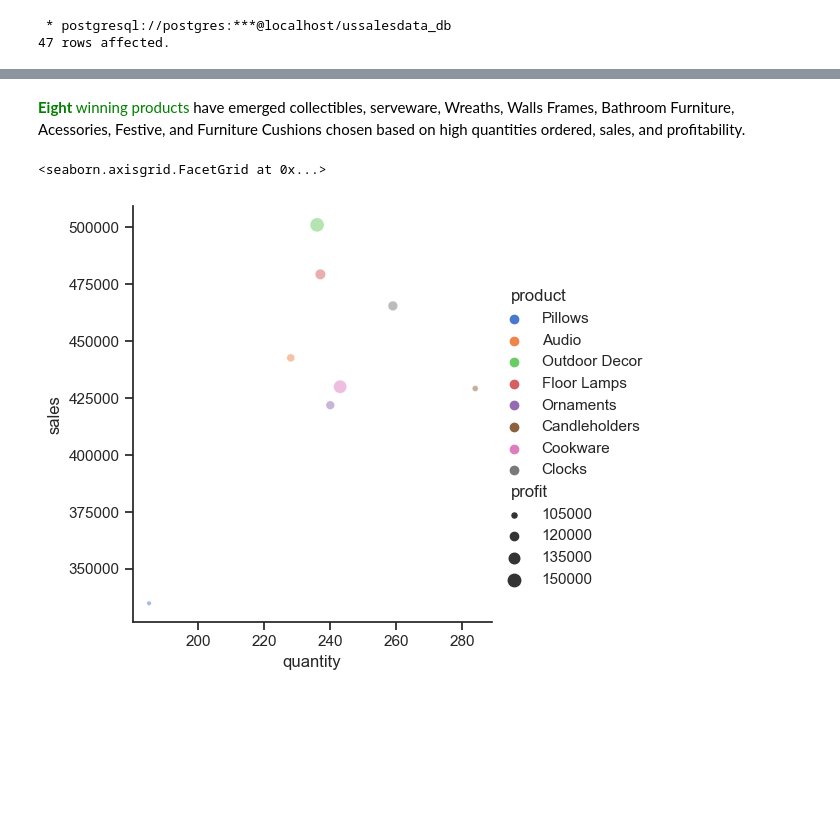
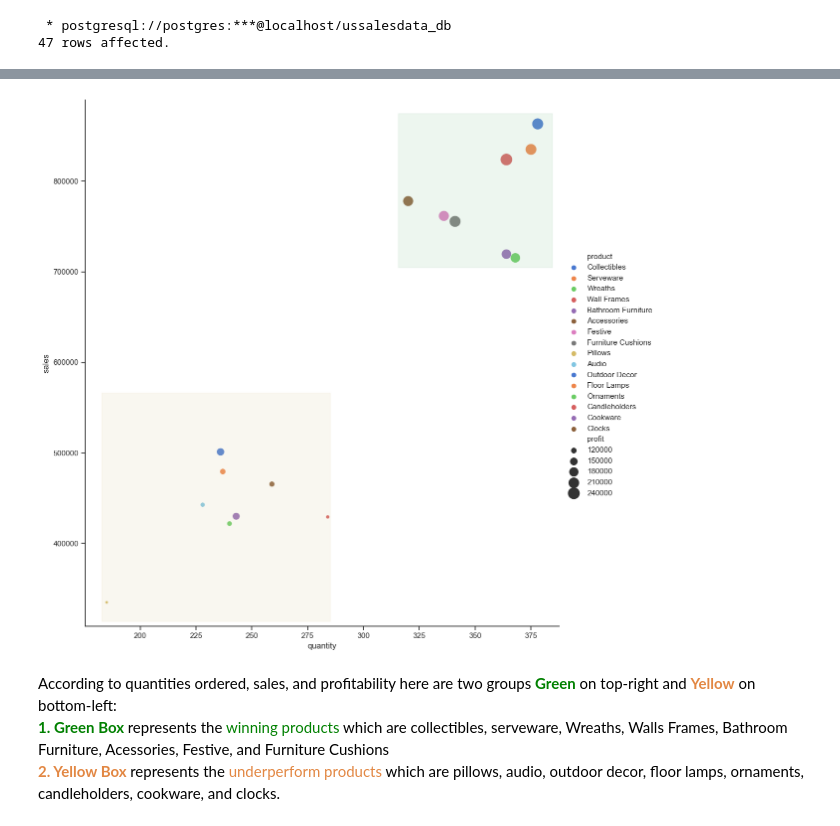
Before and after one commit to jeeenss/Data-Analysis-with-SQL, a Jupyter notebook: US_Sales_Performance_Analysis.ipynb, the cells around one changed output, grey strips where cells are left out. Drawn from its saved outputs; the diff is of its cells as text; code cells hidden in the pictures; blank space fills up the shorter version.

Commit message:
adding the group of two best and underperform products

```diff
--- a/US_Sales_Performance_Analysis.ipynb
+++ b/US_Sales_Performance_Analysis.ipynb
@@ -950,22 +929,0 @@ sns.relplot(x="quantity", y="sales", hue="product", size="profit",
-# %% [markdown]
-<span style="color:green"><b>Eight</b> winning products </span> have emerged collectibles, serveware, Wreaths, Walls Frames, Bathroom Furniture, Acessories, Festive, and Furniture Cushions chosen based on high quantities ordered, sales, and profitability.
-# %%
-# The idea : get top underperfomr products based on low quantity ordered, sales, and profit. Filter the top 5 five product on each category.
-dfprddetail_btm_qty = dfprddetail.sort_values(by=['quantity'], ascending=True).iloc[0:5,:]
-dfprddetail_btm_sales = dfprddetail.sort_values(by=['sales'], ascending=True).iloc[0:5,:]
-dfprddetail_btm_profit = dfprddetail.sort_values(by=['profit'], ascending=True).iloc[0:5,:]
-
-dframes = [dfprddetail_btm_qty, dfprddetail_btm_sales, dfprddetail_btm_profit]
-dfprd_btm = pd.concat(dframes).drop_duplicates()
-
-dfprd_btm['quantity'] = dfprd_btm['quantity'].astype('float')
-dfprd_btm['sales'] = dfprd_btm['sales'].astype('float')
-dfprd_btm['profit'] = dfprd_btm['profit'].astype('float')
-
-sns.set_theme(style="ticks")
-sns.relplot(x="quantity", y="sales", hue="product", size="profit",
-            sizes=(10, 100), alpha=0.5, palette="muted",
-            height=5, data=dfprd_btm)
-# %% [output]
-<seaborn.axisgrid.FacetGrid at 0x...>
-[figure, removed]
@@ -971,0 +946,28 @@ sns.relplot(x="quantity", y="sales", hue="product", size="profit",
+# %%
+dfprd_overall = pd.concat([dfprd_top,dfprd_btm])
+dfprd_overall['quantity'] = dfprd_overall['quantity'].astype('float')
+dfprd_overall['sales'] = dfprd_overall['sales'].astype('float')
+dfprd_overall['profit'] = dfprd_overall['profit'].astype('float')
+
+#plt.figure(num=None, figsize=(10,10), facecolor='w', edgecolor='k')
+sns.set_theme(style="ticks")
+ax = sns.relplot(x="quantity", y="sales", hue="product", size="profit",
+            sizes=(20, 300), alpha=0.9, palette="muted",aspect=1.45,
+            height=7.5, data=dfprd_overall)
+plt.subplots_adjust(top=1.5)
+sns.move_legend(ax, "center right")
+
+centers = np.array([[350,790_000], [234,440_000]])
+size = [50_000,110_000]
+colors = ['g', 'y', 'r', 'm']
+for i in range(len(centers)):
+
+    plt.scatter(centers[i,0], centers[i,1], color = colors[i], marker = 's', s = size[i], alpha = 0.1)
+
+plt.show()
+# %% [output]
+[figure, added]
+# %% [markdown]
+According to quantities ordered, sales, and profitability here are two groups <span style="color:green"><b> Green</b> </span> on top-right and <span style="color:#e28743"><b>Yellow</b> </span> on bottom-left: <br>
+<span style="color:green"><b> 1. Green Box </b></span> represents the <span style="color:green">winning products </span> which are collectibles, serveware, Wreaths, Walls Frames, Bathroom Furniture, Acessories, Festive, and Furniture Cushions <br>
+<span style="color:#e28743"><b> 2. Yellow Box </b></span> represents the <span style="color:#e28743">underperform products </span> which are pillows, audio, outdoor decor, floor lamps, ornaments, candleholders, cookware, and clocks.
```
Also changed, not shown: parts of 3 cells of this notebook.
